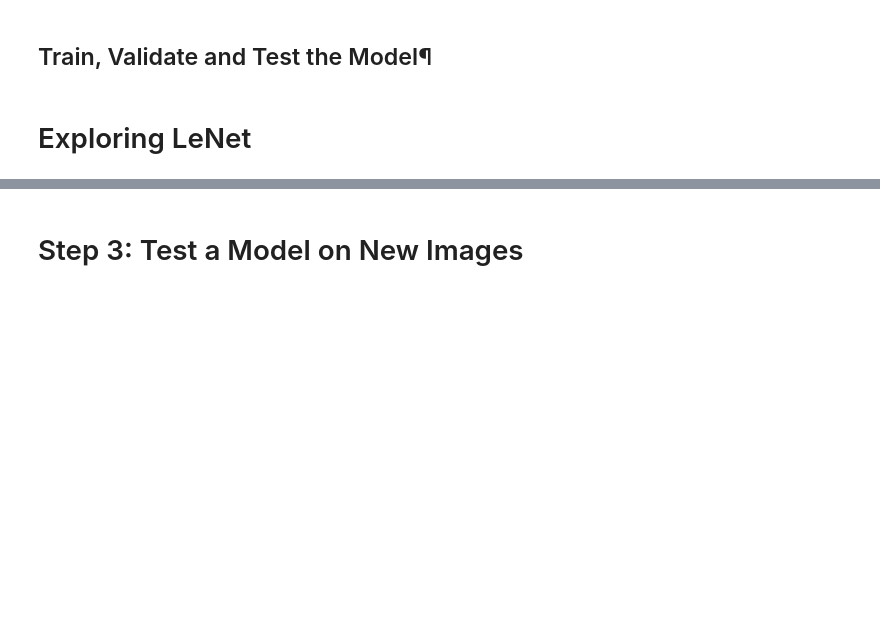
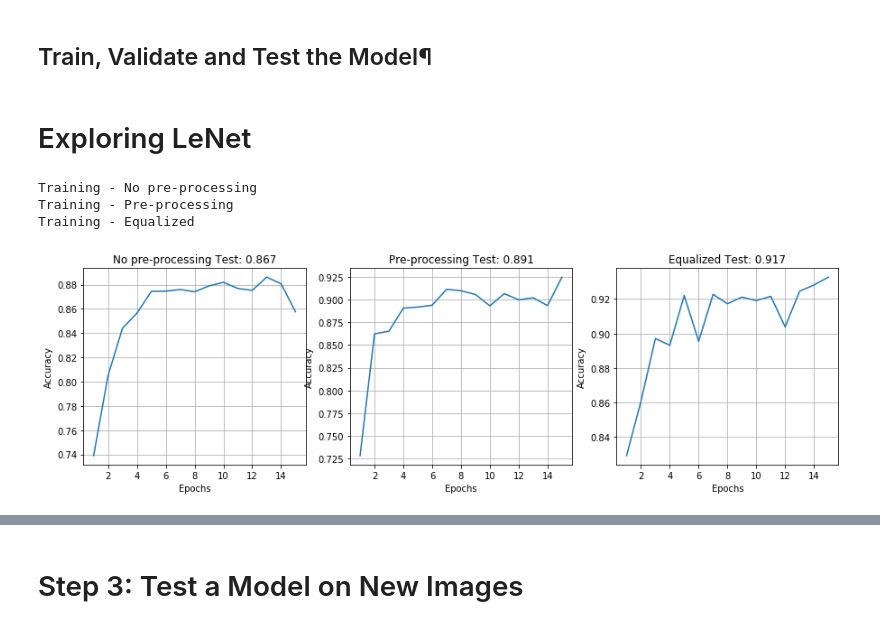
Before and after one commit to darienmt/CarND-TrafficSignClassifier-P2, a Jupyter notebook: Traffic Sign Classifier.ipynb, the cells around one changed output, grey strips where cells are left out. Drawn from its saved outputs; the diff is of its cells as text; code cells hidden in the pictures; blank space fills up the shorter version.

Commit message:
More visualization, preprocessing and regularization

```diff
--- a/Traffic Sign Classifier.ipynb
+++ b/Traffic Sign Classifier.ipynb
@@ -158,7 +158,7 @@ import cv2
 
 def equalizeYChannel(inputs):
     """
-    Equalize `img` on the Y channel only.
+    Equalize images in `inputs` on the Y channel only.
     Source:
     https://www.packtpub.com/mapt/book/Application-Development/9781785283932/2/ch02lvl1sec26/Enhancing%20the%20contrast%20in%20an%20image
     """
@@ -329,19 +387,17 @@ def LeNet(x, mu=0, sigma=0.1):
 
     return logits
 # %%
-def visualizeTraining(trainings):
-    cols = len(trainings)
-    fig, axes = plt.subplots(ncols=cols, figsize=(4*cols, 4))
-    for ax, training in zip(axes.flat, trainings):
-        accuracy = training['validation']
-        ax.fill(range(1, len(acurracy) +1), accuracy)
-        ax.set_xlabel('Epochs')
-        ax.set_ylabel('Accuracy')
-        ax.set_title('{} Test: {:.3f}'.format(training['name']), training['test'])
-        ax.grid(True, zorder=5)
-epochs = 1
+epochs = 15
 leNetNoNormalized = train('No pre-processing', LeNet, noNormalized, 128, epochs)
-# tf.reset_default_graph()
-# leNetNormalized = train('Pre-processing',LeNet, normalizedImages, 128, epochs)
-# tf.reset_default_graph()
-# leNetEqualized = train('Equalized', equalizedImages, 128, epochs)
+tf.reset_default_graph()
+leNetNormalized = train('Pre-processing',LeNet, normalizedImages, 128, epochs)
+tf.reset_default_graph()
+leNetEqualized = train('Equalized', LeNet, equalizedImages, 128, epochs)
+# %% [output]
+Training - No pre-processing
+Training - Pre-processing
+Training - Equalized
+# %%
+visualizeTraining([leNetNoNormalized, leNetNormalized, leNetEqualized])
+# %% [output]
+[figure, added]
```
Also changed, not shown: parts of 13 cells of this notebook.
